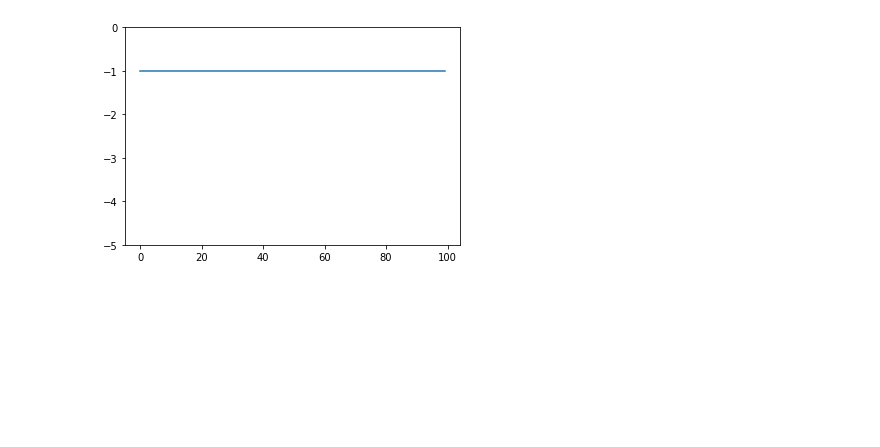
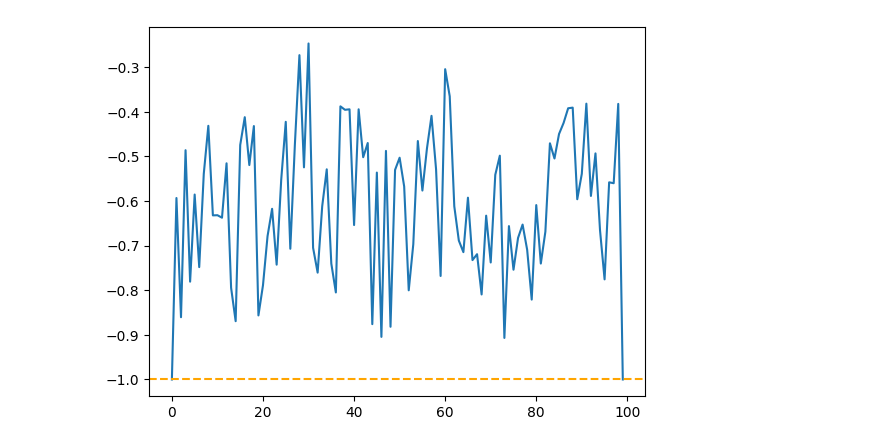
Before and after one commit to thomas-egg/nested_sampling, a Jupyter notebook: examples/spike_slab/sandbox.ipynb, the cells around one changed output. Saved outputs shown, nothing was run; the diff lists cells and outputs as text; code cells hidden in the pictures; blank space fills up the shorter version.

```diff
--- a/examples/spike_slab/sandbox.ipynb
+++ b/examples/spike_slab/sandbox.ipynb
@@ -47,10 +51,10 @@ plt.show()
 # %%
 x = range(100)
-Xs = np.log([level.get_X for level in levels])
+Xs = np.array([level.get_log_X for level in levels])
 y = Xs[1:] - Xs[:-1]
-plt.ylim(-5, 0)
 plt.plot(x, y)
+plt.axhline(y=-1.0,linestyle='--', color='orange')
 plt.show()
 # %% [output]
-[figure, old version]
+[figure, new version]
 # %%
```
Also changed, not shown: parts of 8 cells of this notebook, 4 other files.
